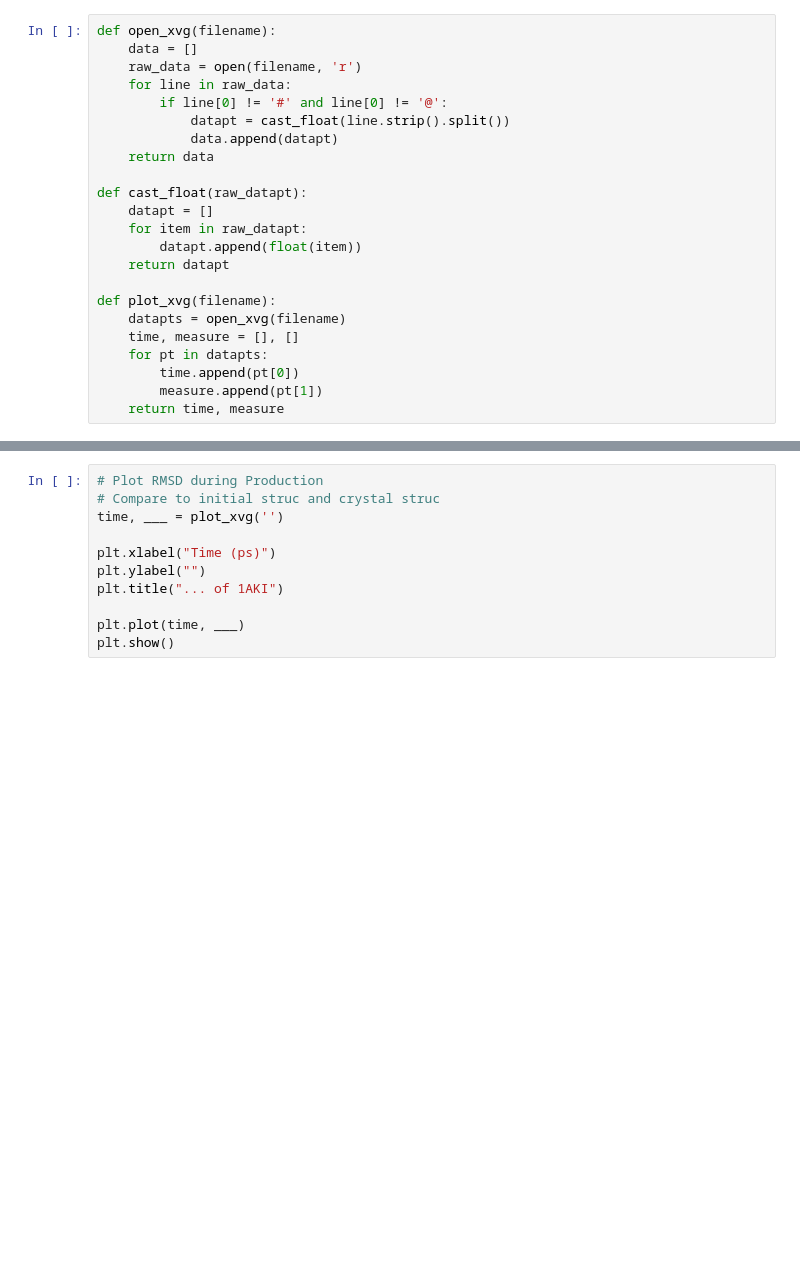
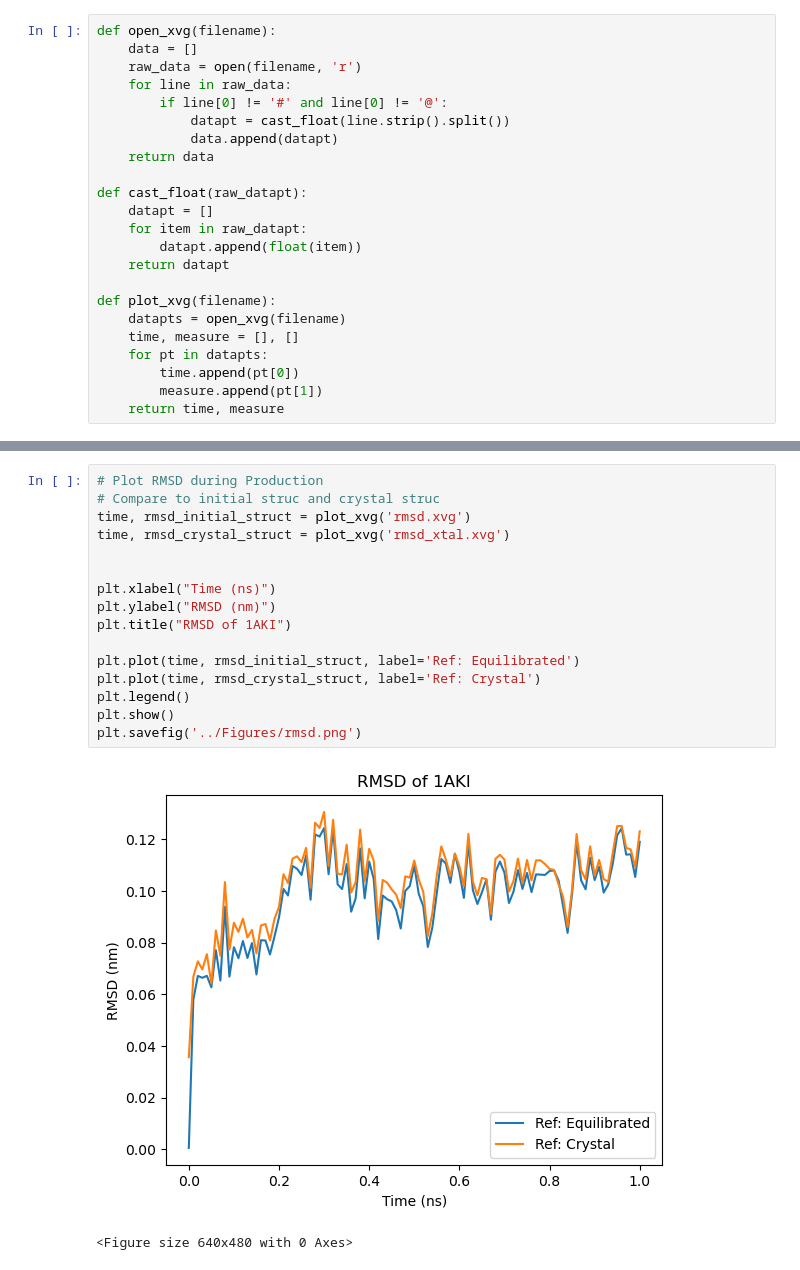
Before and after one commit to tvp3189/comp-lab-class-2023, a Jupyter notebook: Week3/Analysis/gromacs_plots.ipynb, the cells around one changed output, grey strips where cells are left out. Drawn from its saved outputs; the diff is of its cells as text; blank space fills up the shorter version.

```diff
--- a/Week3/Analysis/gromacs_plots.ipynb
+++ b/Week3/Analysis/gromacs_plots.ipynb
@@ -79,13 +83,21 @@ plt.show()
 # %%
 # Plot RMSD during Production
 # Compare to initial struc and crystal struc
-time, ___ = plot_xvg('')
+time, rmsd_initial_struct = plot_xvg('rmsd.xvg')
+time, rmsd_crystal_struct = plot_xvg('rmsd_xtal.xvg')
 
-plt.xlabel("Time (ps)")
-plt.ylabel("")
-plt.title("... of 1AKI")
 
-plt.plot(time, ___)
+plt.xlabel("Time (ns)")
+plt.ylabel("RMSD (nm)")
+plt.title("RMSD of 1AKI")
+
+plt.plot(time, rmsd_initial_struct, label='Ref: Equilibrated')
+plt.plot(time, rmsd_crystal_struct, label='Ref: Crystal')
+plt.legend()
 plt.show()
+plt.savefig('../Figures/rmsd.png')
+# %% [output]
+[figure, added]
+<Figure size 640x480 with 0 Axes>
 # %%
 # Plot Rg during Production
```
Also changed, not shown: parts of 7 cells of this notebook, 8 other files.
